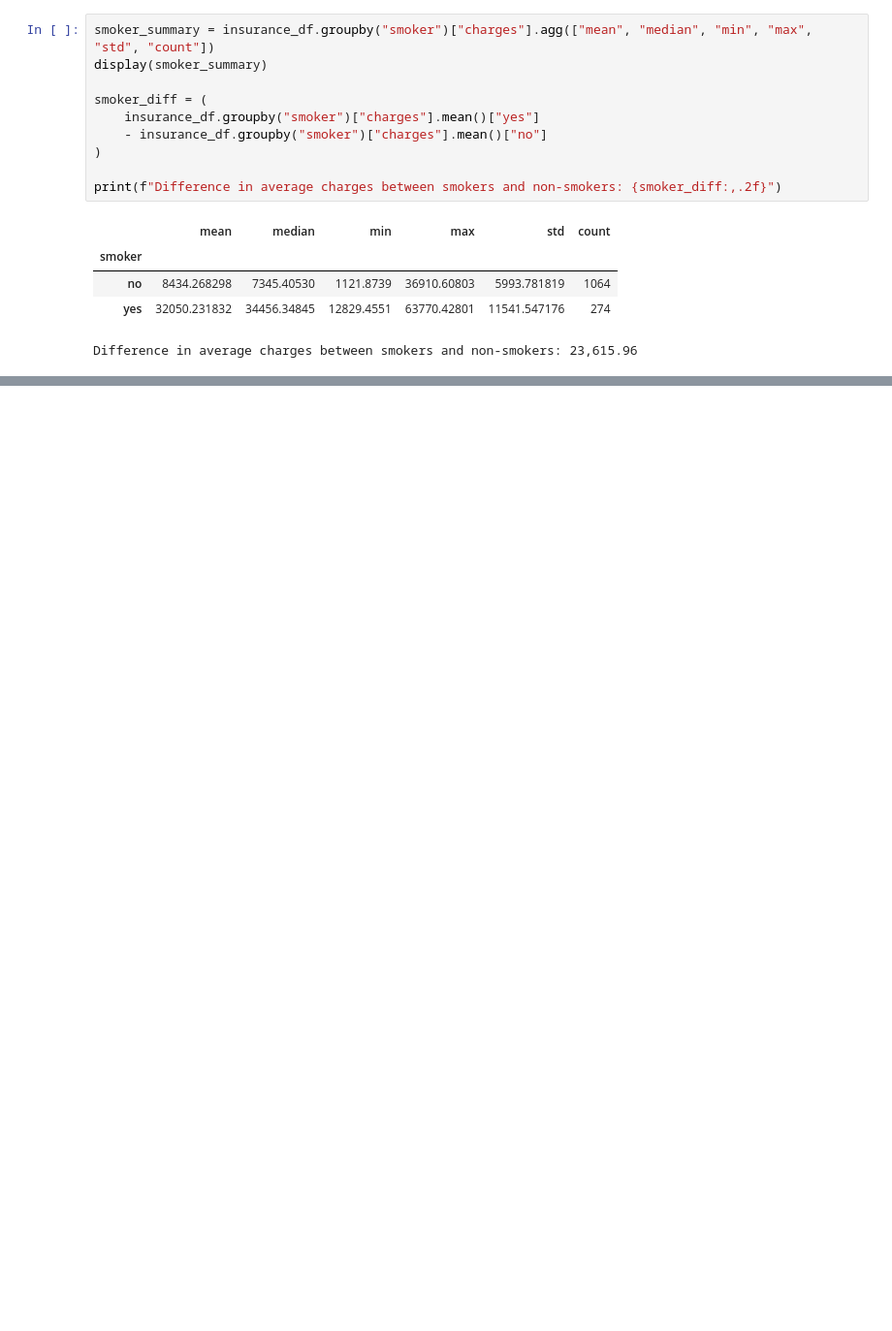
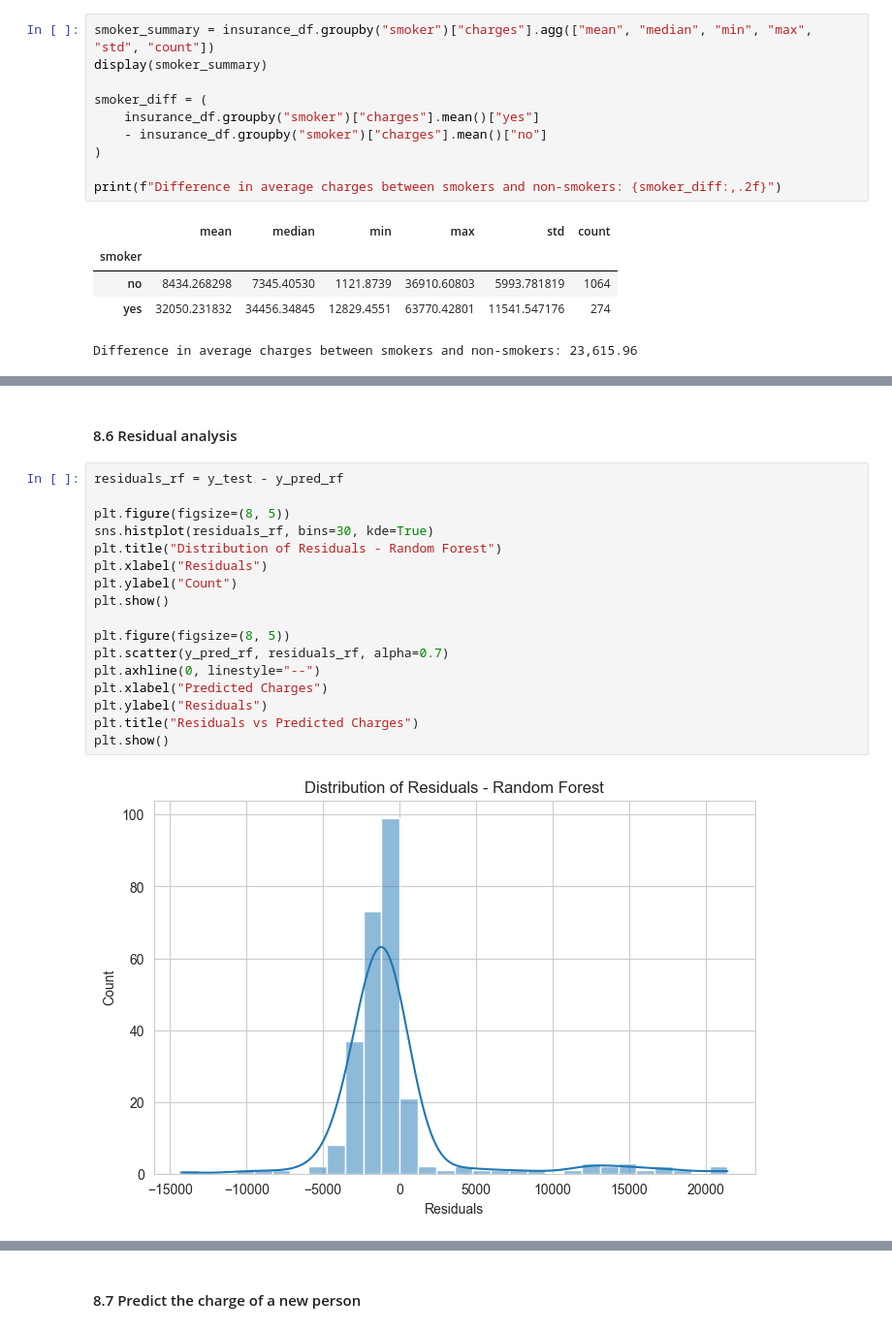
Before and after one commit to raphaeldahomay/school_da_project_m2, a Jupyter notebook: ds_da_insurance.ipynb, the cells around one changed output, grey strips where cells are left out. Shown at 97% size. Cells and saved outputs as stored; diff of their text form; blank space fills up the shorter version.

```diff
--- a/ds_da_insurance.ipynb
+++ b/ds_da_insurance.ipynb
@@ -304,0 +510,21 @@ Difference in average charges between smokers and non-smokers: 23,615.96
+# %% [markdown]
+#### 8.6 Residual analysis
+# %%
+residuals_rf = y_test - y_pred_rf
+
+plt.figure(figsize=(8, 5))
+sns.histplot(residuals_rf, bins=30, kde=True)
+plt.title("Distribution of Residuals - Random Forest")
+plt.xlabel("Residuals")
+plt.ylabel("Count")
+plt.show()
+
+plt.figure(figsize=(8, 5))
+plt.scatter(y_pred_rf, residuals_rf, alpha=0.7)
+plt.axhline(0, linestyle="--")
+plt.xlabel("Predicted Charges")
+plt.ylabel("Residuals")
+plt.title("Residuals vs Predicted Charges")
+plt.show()
+# %% [output]
+[figure, added]
@@ -304,0 +532,2 @@ Difference in average charges between smokers and non-smokers: 23,615.96
+# %% [markdown]
+#### 8.7 Predict the charge of a new person
```
Also changed, not shown: parts of 27 cells of this notebook, 2 other files.
